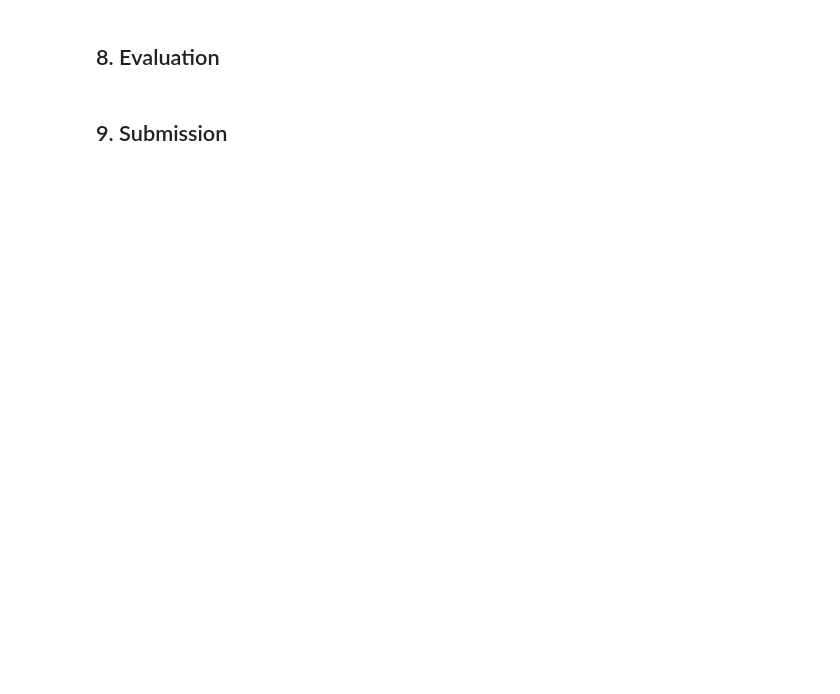
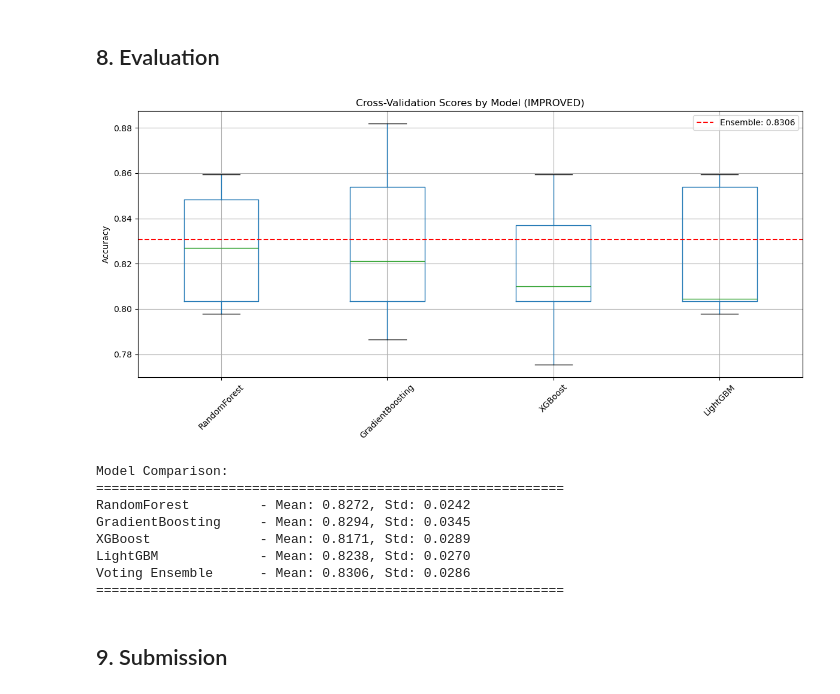
Before and after one commit to n24q02m/n24q02m-kaggle-competitions, a Jupyter notebook: competitions/titanic/notebooks/solution.ipynb, the cells around one changed output. Drawn from its saved outputs; the diff is of its cells as text; code cells hidden in the pictures; blank space fills up the shorter version.

```diff
--- a/competitions/titanic/notebooks/solution.ipynb
+++ b/competitions/titanic/notebooks/solution.ipynb
@@ -381,3 +540,39 @@ plt.show()
+# %%
+# Cross-validation scores comparison
+plt.figure(figsize=(12, 6))
+cv_df = pd.DataFrame(cv_results)
+cv_df.boxplot()
+plt.title("Cross-Validation Scores by Model (IMPROVED)")
+plt.ylabel("Accuracy")
+plt.xticks(rotation=45)
+plt.axhline(
+    y=ensemble_scores.mean(),
+    color="r",
+    linestyle="--",
+    label=f"Ensemble: {ensemble_scores.mean():.4f}",
+)
+plt.legend()
+plt.tight_layout()
+plt.show()
+
+print("\nModel Comparison:")
+print("=" * 60)
+for name, scores in cv_results.items():
+    print(f"{name:20s} - Mean: {scores.mean():.4f}, Std: {scores.std():.4f}")
+print(
+    f"{'Voting Ensemble':20s} - Mean: {ensemble_scores.mean():.4f}, Std: {ensemble_scores.std():.4f}"
+)
+print("=" * 60)
+# %% [output]
+[figure, added]
+Model Comparison:
+============================================================
+RandomForest         - Mean: 0.8272, Std: 0.0242
+GradientBoosting     - Mean: 0.8294, Std: 0.0345
+XGBoost              - Mean: 0.8171, Std: 0.0289
+LightGBM             - Mean: 0.8238, Std: 0.0270
+Voting Ensemble      - Mean: 0.8306, Std: 0.0286
+============================================================
 # %% [markdown]
 ## 9. Submission
 # %%
```
Also changed, not shown: parts of 12 cells of this notebook, 1 other file.
